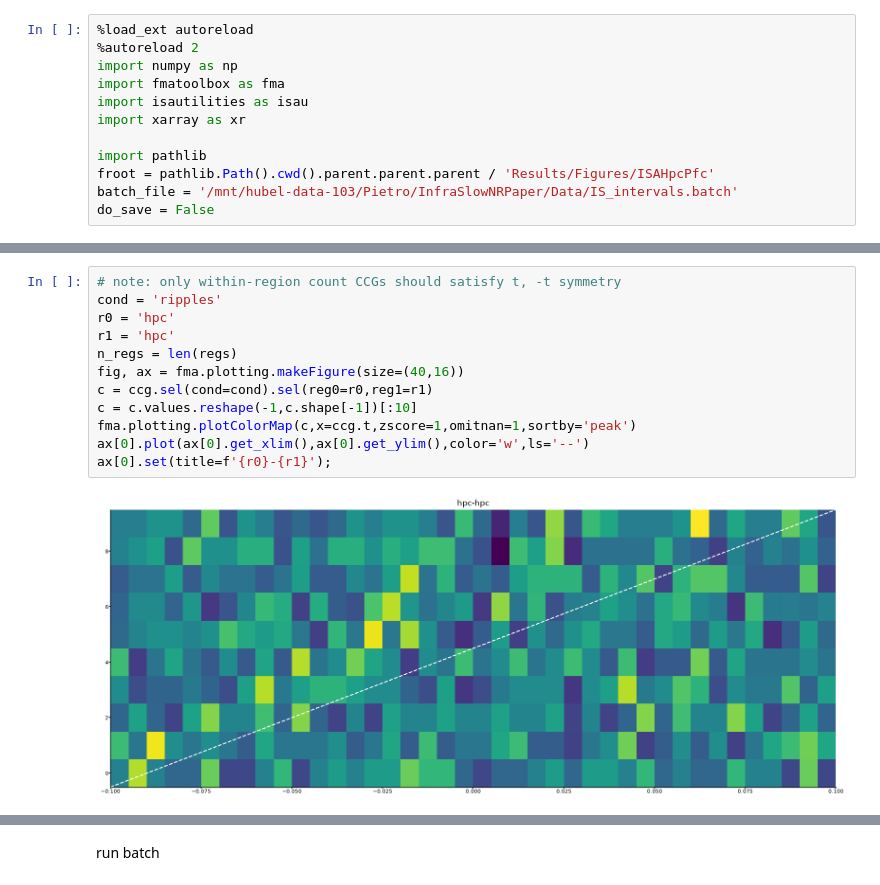
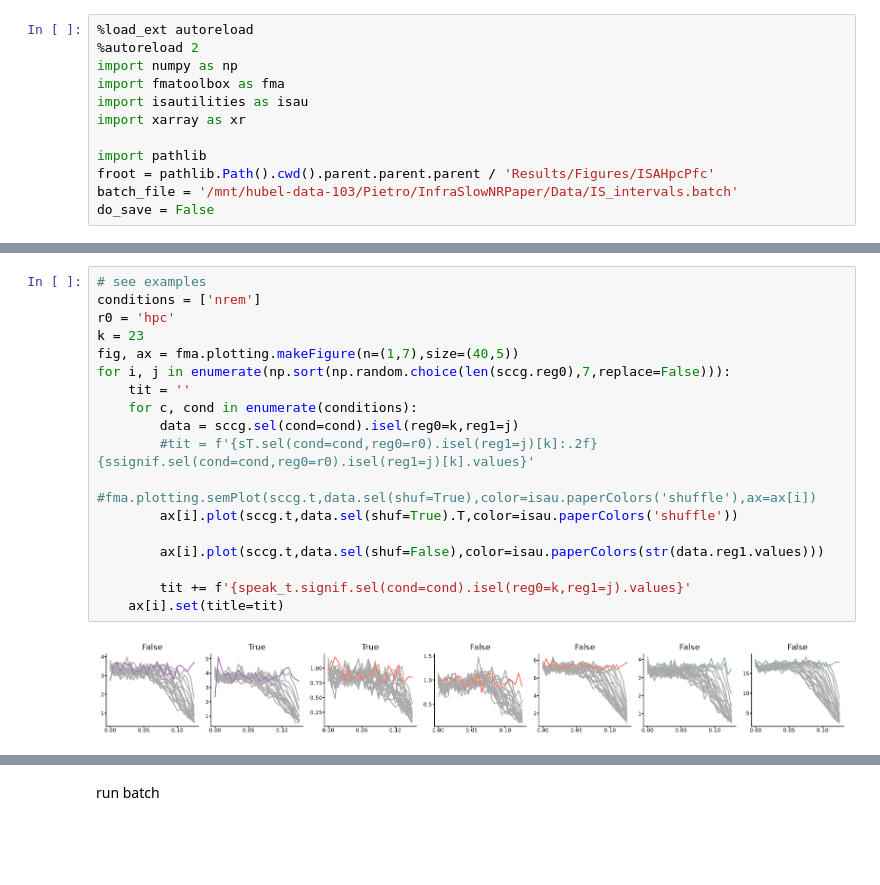
Before and after one commit to pietro-bozzo/NRCode, a Jupyter notebook: Python/Drafts/unitCCG.ipynb, the cells around one changed output, grey strips where cells are left out. Saved outputs shown, nothing was run; the diff lists cells and outputs as text; blank space fills up the shorter version.

```diff
--- a/Python/Drafts/unitCCG.ipynb
+++ b/Python/Drafts/unitCCG.ipynb
@@ -47,16 +90,22 @@ ccg = _unitCCG(session,regs=regs,bin=0.005,limits=(-0.1,0.1))
 # %% [output]
 /mnt/hubel-data-139/karadoc/Rat004_20240226/Rat004_20240226.xml
-# %%
-# note: only within-region count CCGs should satisfy t, -t symmetry
-cond = 'ripples'
-r0 = 'hpc'
-r1 = 'hpc'
-n_regs = len(regs)
-fig, ax = fma.plotting.makeFigure(size=(40,16))
-c = ccg.sel(cond=cond).sel(reg0=r0,reg1=r1)
-c = c.values.reshape(-1,c.shape[-1])[:10]
-fma.plotting.plotColorMap(c,x=ccg.t,zscore=1,omitnan=1,sortby='peak')
-ax[0].plot(ax[0].get_xlim(),ax[0].get_ylim(),color='w',ls='--')
-ax[0].set(title=f'{r0}-{r1}');
-# %% [output]
-[figure, removed]
+# %%
+# see examples
+conditions = ['nrem']
+r0 = 'hpc'
+k = 23
+fig, ax = fma.plotting.makeFigure(n=(1,7),size=(40,5))
+for i, j in enumerate(np.sort(np.random.choice(len(sccg.reg0),7,replace=False))):
+    tit = ''
+    for c, cond in enumerate(conditions):
+        data = sccg.sel(cond=cond).isel(reg0=k,reg1=j)
+        #tit = f'{sT.sel(cond=cond,reg0=r0).isel(reg1=j)[k]:.2f} {ssignif.sel(cond=cond,reg0=r0).isel(reg1=j)[k].values}'
+        #fma.plotting.semPlot(sccg.t,data.sel(shuf=True),color=isau.paperColors('shuffle'),ax=ax[i])
+        ax[i].plot(sccg.t,data.sel(shuf=True).T,color=isau.paperColors('shuffle'))
+
+        ax[i].plot(sccg.t,data.sel(shuf=False),color=isau.paperColors(str(data.reg1.values)))
+
+        tit += f'{speak_t.signif.sel(cond=cond).isel(reg0=k,reg1=j).values}'
+    ax[i].set(title=tit)
+# %% [output]
+[figure, added]
```
Also changed, not shown: parts of 12 cells of this notebook, 21 other files.
